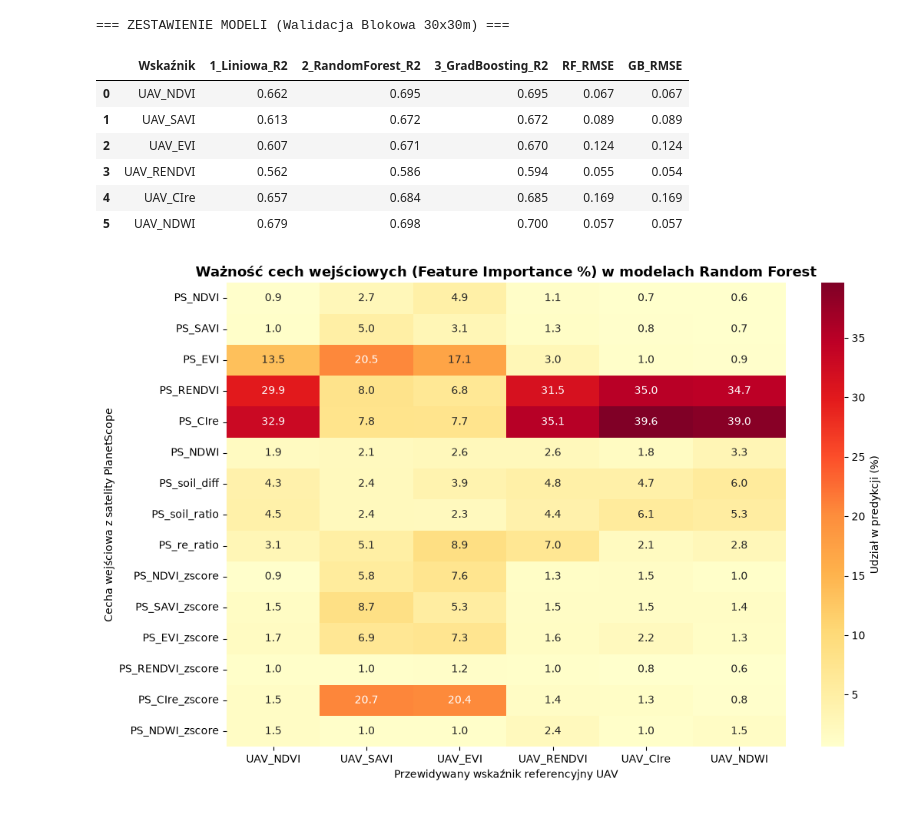
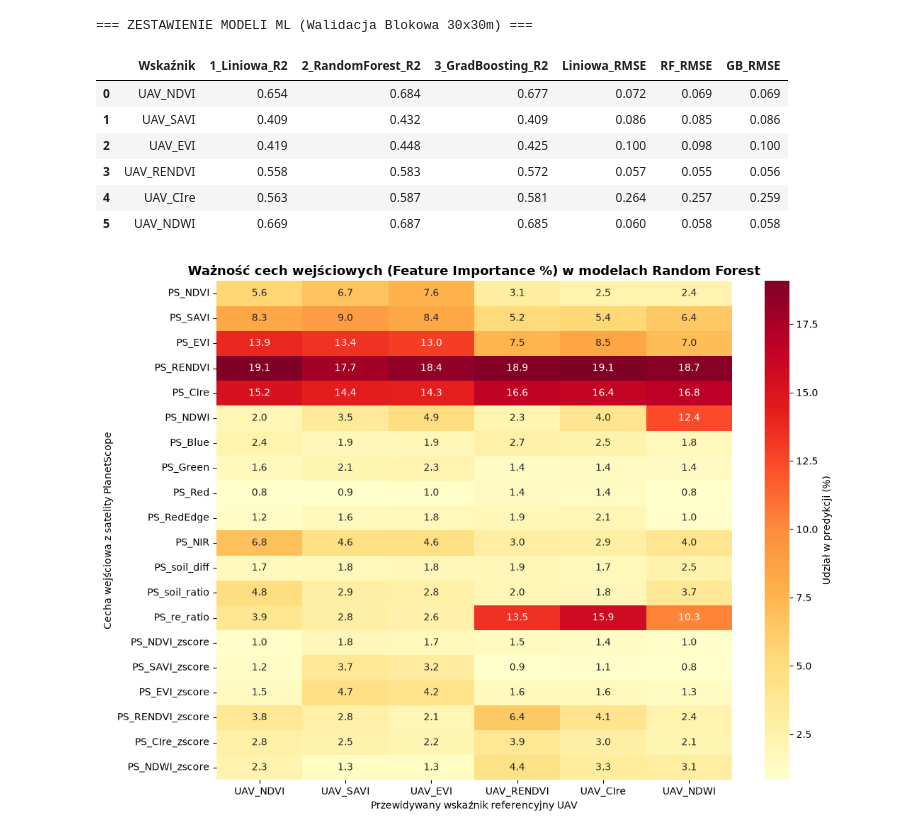
Before and after one commit to Szygo54/cropStress-UAV-Sat, a Jupyter notebook: notebooks/04_random_forest_calibration.ipynb, the cells around one changed output. Saved outputs shown, nothing was run; the diff lists cells and outputs as text; code cells hidden in the pictures.

Commit message:
random forest v2

```diff
--- a/notebooks/04_random_forest_calibration.ipynb
+++ b/notebooks/04_random_forest_calibration.ipynb
@@ -127,8 +57,0 @@ UAV_PRI R^2 : 0.38 RMSE: 0.01
-# %%
-for target in TARGETS:
-    y= df[target]
-    model = RandomForestRegressor(**rf_params)
-    pred_no_fvc = cross_val_predict(model,X_nofvc,y,cv=cv_block,groups=groups_block)
-    r2 = r2_score(y,pred_no_fvc)
-    RMSE = root_mean_squared_error(y,pred_no_fvc)
-    print(f"{target} R^2 : {round(r2,2)} RMSE: {round(RMSE,2)} ")
@@ -143,8 +57,0 @@ UAV_PRI R^2 : 0.33 RMSE: 0.01
-# %%
-for target in TARGETS:
-    y=df[target]
-    model = RandomForestRegressor(**rf_params)
-    pred_time = cross_val_predict(model, X_nofvc, y, cv=cv_time, groups=groups_time, n_jobs=-1)
-    r2time = r2_score(y,pred_time)
-    RMSEtime = root_mean_squared_error(y,pred_time)
-    print(f"{target} R^2 : {round(r2time,2)} RMSE: {round(RMSEtime,2)} ")
@@ -311,11 +192,6 @@ display(df_podsumowanie)
 # %%
-from sklearn.linear_model import Ridge
-from sklearn.ensemble import RandomForestRegressor, HistGradientBoostingRegressor
-import matplotlib.pyplot as plt
-import seaborn as sns
-
 # ==============================================================================
-# 1. PORÓWNANIE 3 RODZIN ALGORYTMÓW (Walidacja Blokowa 30x30m na 15 cechach X_enh)
+# PORÓWNANIE 3 ALGORYTMÓW ML ORAZ ANALIZA WAŻNOŚCI CECH (FEATURE IMPORTANCE)
 # ==============================================================================
 porownanie = []
 importances_dict = {}
@@ -323,56 +199,57 @@ importances_dict = {}
 for target in TARGETS_6:
     y = df_clean[target].values
 
-    # A. Model bazowy (Regresja Liniowa z regularyzacją L2)
+    # A. Regresja Liniowa z regularyzacją L2 (Ridge - Baseline)
     model_lin = Ridge(alpha=1.0)
     pred_lin = cross_val_predict(model_lin, X_enh, y, cv=cv_block, groups=groups_block)
 
-    # B. Random Forest (Bagging)
-    model_rf = RandomForestRegressor(n_estimators=200, max_depth=10, min_samples_leaf=8, random_state=42, n_jobs=-1)
-    pred_rf = cross_val_predict(model_rf, X_enh, y, cv=cv_block, groups=groups_block, n_jobs=-1)
+    # B. Random Forest (Bagging) - wykorzystujemy zapisane predykcje blokowe z Komórki 3
+    pred_rf = df_clean[f"Pred_{target}"].values
 
-    # C. Gradient Boosting (Boosting - odpowiednik LightGBM)
-    model_gb = HistGradientBoostingRegressor(max_iter=200, max_depth=6, learning_rate=0.05, min_samples_leaf=15, random_state=42)
+    # C. Histogram Gradient Boosting (Boosting - odpowiednik LightGBM)
+    model_gb = HistGradientBoostingRegressor(
+        max_iter=200, max_depth=6, learning_rate=0.05, min_samples_leaf=15, random_state=42
+    )
     pred_gb = cross_val_predict(model_gb, X_enh, y, cv=cv_block, groups=groups_block)
 
     porownanie.append({
         'Wskaźnik': target,
         '1_Liniowa_R2': round(r2_score(y, pred_lin), 3),
         '2_RandomForest_R2': round(r2_score(y, pred_rf), 3),
         '3_GradBoosting_R2': round(r2_score(y, pred_gb), 3),
+        'Liniowa_RMSE': round(root_mean_squared_error(y, pred_lin), 3),
         'RF_RMSE': round(root_mean_squared_error(y, pred_rf), 3),
         'GB_RMSE': round(root_mean_squared_error(y, pred_gb), 3)
     })
 
-    # Wyciągnięcie ważności cech (Feature Importance) z Random Forest
-    model_rf.fit(X_enh, y)
-    importances_dict[target] = model_rf.feature_importances_ * 100
+    # Dopasowanie modelu RF na pełnym zbiorze do odczytu Feature Importance
+    rf_full = RandomForestRegressor(**best_rf_params)
+    rf_full.fit(X_enh, y)
+    importances_dict[target] = rf_full.feature_importances_ * 100
 
 df_algorytmy = pd.DataFrame(porownanie)
-df_algorytmy.to_csv("porownanie_algorytmow_ML.csv", index=False)
-print("=== ZESTAWIENIE MODELI (Walidacja Blokowa 30x30m) ===")
+df_algorytmy.to_csv("../results/tables/porownanie_algorytmow_ML.csv", index=False)
+print("=== ZESTAWIENIE MODELI ML (Walidacja Blokowa 30x30m) ===")
 display(df_algorytmy)
 
-# ==============================================================================
-# 2. WYKRES WAŻNOŚCI CECH (FEATURE IMPORTANCE) DO PRACY INŻYNIERSKIEJ
-# ==============================================================================
-df_imp = pd.DataFrame(importances_dict, index=FEATURES_6_ENH)
+# Wykres Ważności Cech (Feature Importance)
+df_imp = pd.DataFrame(importances_dict, index=FEATURES_SAT_ENH)
 
-plt.figure(figsize=(11, 7))
+plt.figure(figsize=(11, 8))
 sns.heatmap(df_imp, annot=True, fmt=".1f", cmap="YlOrRd", cbar_kws={'label': 'Udział w predykcji (%)'})
 plt.title("Ważność cech wejściowych (Feature Importance %) w modelach Random Forest", fontweight='bold', fontsize=13)
 plt.ylabel("Cecha wejściowa z satelity PlanetScope")
 plt.xlabel("Przewidywany wskaźnik referencyjny UAV")
 plt.tight_layout()
-plt.savefig("wykres_feature_importance_RF.png", dpi=300)
+plt.savefig("../results/figures/wykres_feature_importance_RF.png", dpi=300)
 plt.show()
 # %% [output]
-=== ZESTAWIENIE MODELI (Walidacja Blokowa 30x30m) ===
+=== ZESTAWIENIE MODELI ML (Walidacja Blokowa 30x30m) ===
-|  | Wskaźnik | 1_Liniowa_R2 | 2_RandomForest_R2 | 3_GradBoosting_R2 | RF_RMSE | GB_RMSE |
-| 0 | UAV_NDVI | 0.662 | 0.695 | 0.695 | 0.067 | 0.067 |
-| 1 | UAV_SAVI | 0.613 | 0.672 | 0.672 | 0.089 | 0.089 |
-| 2 | UAV_EVI | 0.607 | 0.671 | 0.670 | 0.124 | 0.124 |
-| 3 | UAV_RENDVI | 0.562 | 0.586 | 0.594 | 0.055 | 0.054 |
-| 4 | UAV_CIre | 0.657 | 0.684 | 0.685 | 0.169 | 0.169 |
-| 5 | UAV_NDWI | 0.679 | 0.698 | 0.700 | 0.057 | 0.057 |
+|  | Wskaźnik | 1_Liniowa_R2 | 2_RandomForest_R2 | 3_GradBoosting_R2 | Liniowa_RMSE | RF_RMSE | GB_RMSE |
+| 0 | UAV_NDVI | 0.654 | 0.684 | 0.677 | 0.072 | 0.069 | 0.069 |
+| 1 | UAV_SAVI | 0.409 | 0.432 | 0.409 | 0.086 | 0.085 | 0.086 |
+| 2 | UAV_EVI | 0.419 | 0.448 | 0.425 | 0.100 | 0.098 | 0.100 |
+| 3 | UAV_RENDVI | 0.558 | 0.583 | 0.572 | 0.057 | 0.055 | 0.056 |
+| 4 | UAV_CIre | 0.563 | 0.587 | 0.581 | 0.264 | 0.257 | 0.259 |
+| 5 | UAV_NDWI | 0.669 | 0.687 | 0.685 | 0.060 | 0.058 | 0.058 |
-[figure, old version]
+[figure, new version]
```
Also changed, not shown: parts of 12 cells of this notebook, 38 other files.
